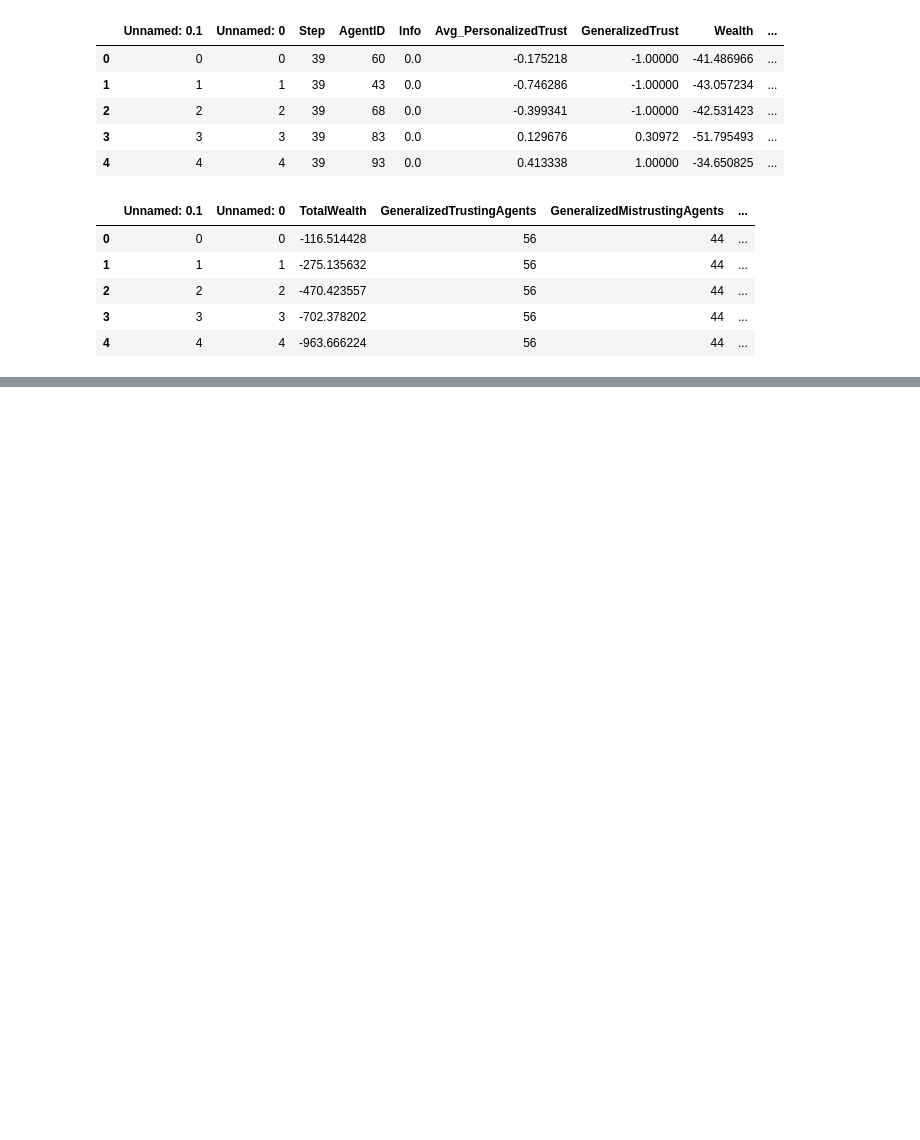
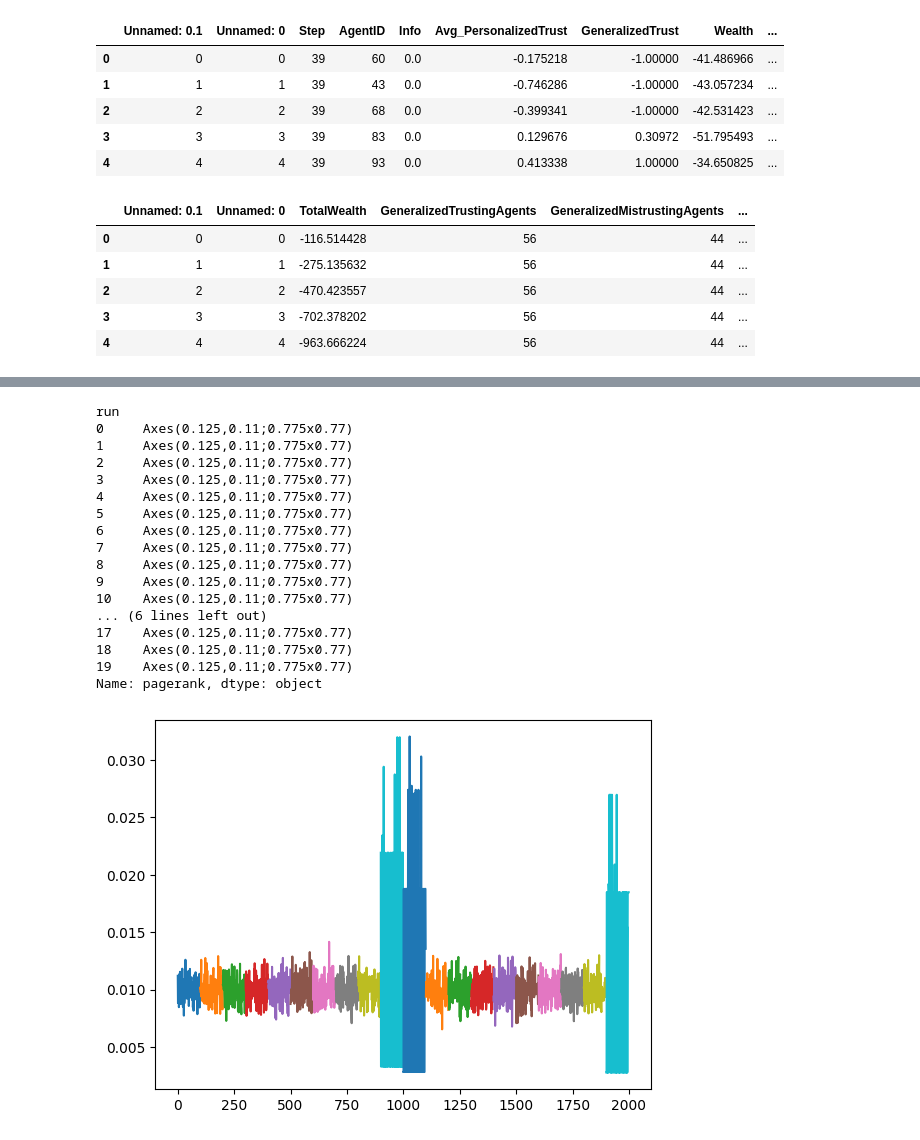
Before and after one commit to simstuff/abm_HS5, a Jupyter notebook: analysis.ipynb, the cells around one changed output, grey strips where cells are left out. Drawn from its saved outputs; the diff is of its cells as text; code cells hidden in the pictures; blank space fills up the shorter version.

```diff
--- a/analysis.ipynb
+++ b/analysis.ipynb
@@ -176,0 +166,23 @@ Reshape your data either using array.reshape(-1, 1) if your data has a single fe
+# %%
+X=data.groupby("run")
+pr = X["pagerank"]
+pr.plot()
+# %% [output]
+run
+0     Axes(0.125,0.11;0.775x0.77)
+1     Axes(0.125,0.11;0.775x0.77)
+2     Axes(0.125,0.11;0.775x0.77)
+3     Axes(0.125,0.11;0.775x0.77)
+4     Axes(0.125,0.11;0.775x0.77)
+5     Axes(0.125,0.11;0.775x0.77)
+6     Axes(0.125,0.11;0.775x0.77)
+7     Axes(0.125,0.11;0.775x0.77)
+8     Axes(0.125,0.11;0.775x0.77)
+9     Axes(0.125,0.11;0.775x0.77)
+10    Axes(0.125,0.11;0.775x0.77)
+... (6 lines left out)
+17    Axes(0.125,0.11;0.775x0.77)
+18    Axes(0.125,0.11;0.775x0.77)
+19    Axes(0.125,0.11;0.775x0.77)
+Name: pagerank, dtype: object
+[figure, added]
```
Also changed, not shown: parts of 8 cells of this notebook.
